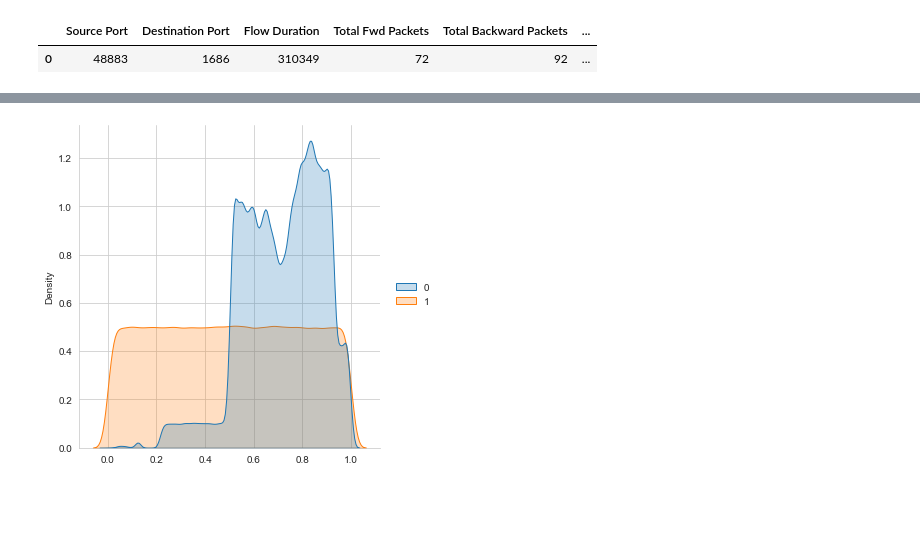
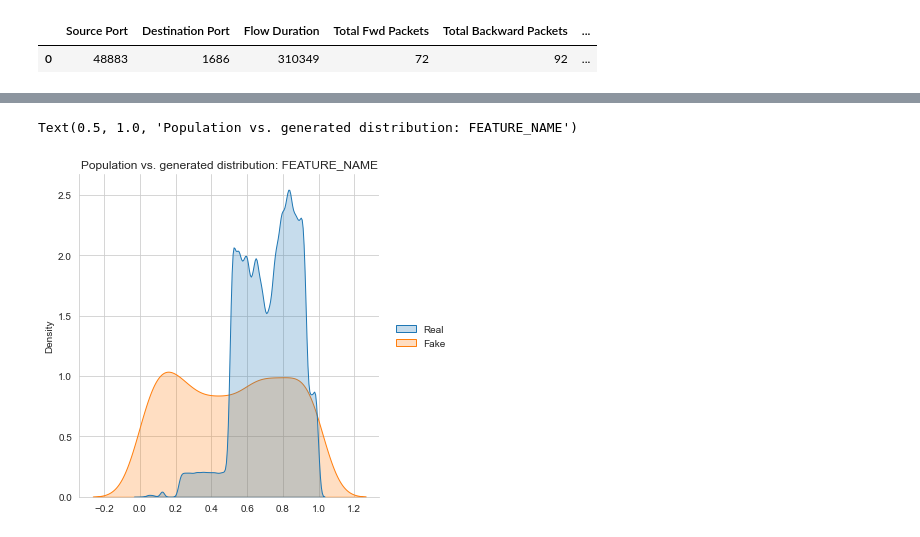
Before and after one commit to CN-TU/controllable-network-data-balancing-with-gans, a Jupyter notebook: data_exploration.ipynb, the cells around one changed output, grey strips where cells are left out. Drawn from its saved outputs; the diff is of its cells as text; code cells hidden in the pictures; blank space fills up the shorter version.

```diff
--- a/data_exploration.ipynb
+++ b/data_exploration.ipynb
@@ -306,5 +298,4 @@ df.nunique().to_frame().T
 | 0 | 48883 | 1686 | 310349 | 72 | 92 | ... |
 # %%
 src_ports = df_scaled[:, 0]
-dst_ports = df_scaled[:, 1]
-src_ports_fake = np.random.rand((556556))
+src_ports_fake = np.random.rand(500)
@@ -321,3 +329,5 @@ sns.displot(dst_ports, kind="kde", fill=True)
 # %%
-sns.displot([src_ports, src_ports_fake], kind="kde", fill=True)
+%%time
+sns.displot({"Real": src_ports, "Fake": src_ports_fake}, kind="kde", common_norm=False, fill=True)
+plt.title("Population vs. generated distribution: FEATURE_NAME")
 # %% [output]
@@ -325 +336,2 @@ sns.displot([src_ports, src_ports_fake], kind="kde", fill=True)
+Text(0.5, 1.0, 'Population vs. generated distribution: FEATURE_NAME')
-[figure, old version]
+[figure, new version]
```
Also changed, not shown: parts of 19 cells of this notebook.
